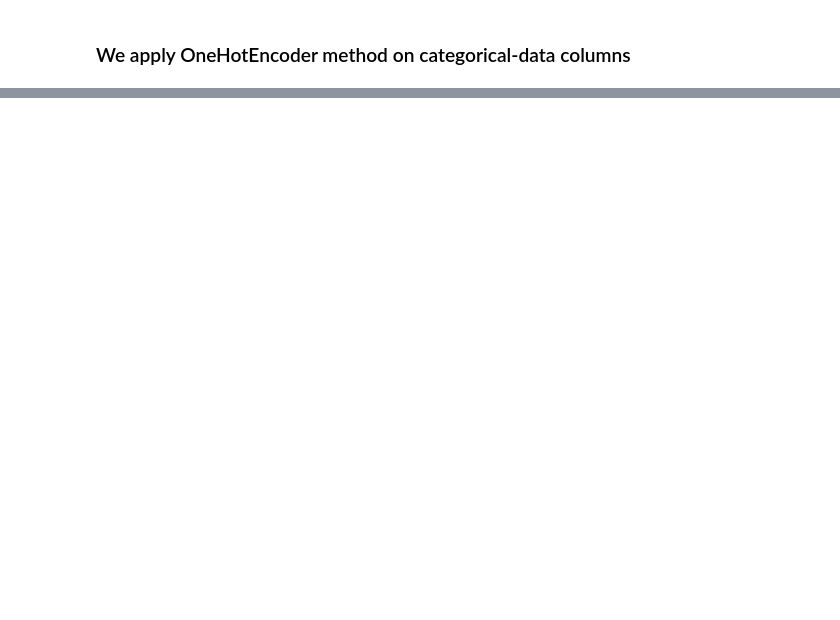
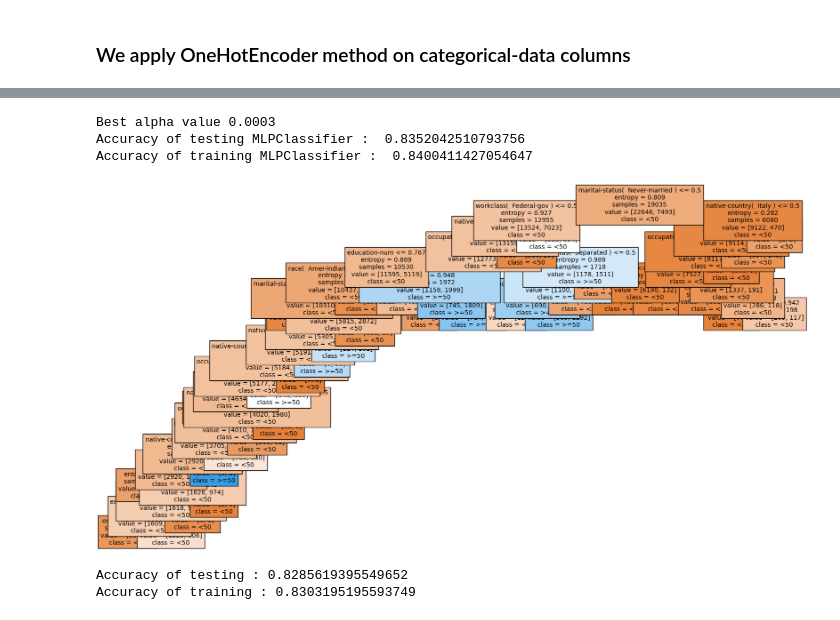
Before and after one commit to RobyBobby24/DataAnalyticsProject, a Jupyter notebook: test(1.0).ipynb, the cells around one changed output, grey strips where cells are left out. Saved outputs shown, nothing was run; the diff lists cells and outputs as text; code cells hidden in the pictures; blank space fills up the shorter version.

```diff
--- a/test(1.0).ipynb
+++ b/test(1.0).ipynb
@@ -579,0 +789,42 @@ Best score: 0.8304191853315688
+# %%
+grid_of_values ={'ccp_alpha':[1, 0, 0.1, 0.05, 0.0005, 0.00005, 0.025,0.0003, 0.00033,0.0004,0.0025]}
+grid_model = GridSearchCV(estimator=DecisionTreeClassifier(), param_grid=grid_of_values, cv=5)
+grid_model.fit(X_train,Y_train)
+best_alpha = grid_model.best_params_['ccp_alpha']
+print("Best alpha value",best_alpha)
+
+tree_model = RandomForestClassifier(n_estimators=100,criterion = 'entropy', ccp_alpha=best_alpha , random_state=1)
+tree_model.fit(X_train, Y_train)
+y_predicted_testing = tree_model.predict(X_val)
+y_predicted_training = tree_model.predict(X_train)
+#cm = confusion_matrix(y_pred, y_val)
+
+cm = confusion_matrix(y_predicted_testing, y_val)
+cm_train = confusion_matrix(y_predicted_training, Y_train)
+
+print("Accuracy of testing Forest Decision tree : ", accuracy(cm))
+print("Accuracy of training Forest Decision tree : ", accuracy(cm_train))
+# %% [output]
+Best alpha value 0.0003
+Accuracy of testing MLPClassifier :  0.8352042510793756
+Accuracy of training MLPClassifier :  0.8400411427054647
+# %%
+fig, ax = plt.subplots(figsize=(20, 10))
+plot_tree(tree_model[0], ax=ax, fontsize=10, \
+          feature_names=dataset.columns.tolist(), class_names=['<50','>=50'], filled=True)
+plt.show()
+# %% [output]
+[figure, added]
+# %%
+logreg_model = LogisticRegression(max_iter=400,random_state=0)
+logreg_model.fit(X_train, Y_train)
+#print(f'\u03B20 and \u03B21 are {logreg_model.intercept_} and {logreg_model.coef_}')
+y_predicted_testing = logreg_model.predict(X_val)
+y_predicted_training = logreg_model.predict(X_train)
+cm = confusion_matrix(y_predicted_testing, y_val)
+cm_train = confusion_matrix(y_predicted_training, Y_train)
+print("Accuracy of testing Logistic function :", accuracy(cm))
+print("Accuracy of training Logistic function :", accuracy(cm_train))
+# %% [output]
+Accuracy of testing : 0.8285619395549652
+Accuracy of training : 0.8303195195593749
```
Also changed, not shown: parts of 29 cells of this notebook.
